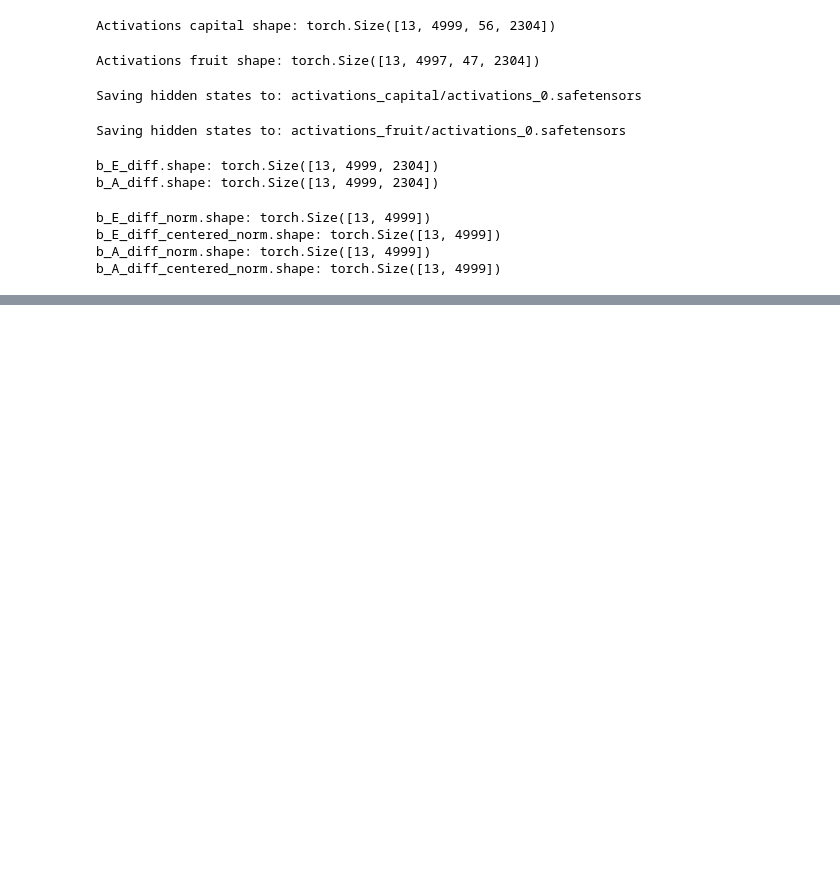
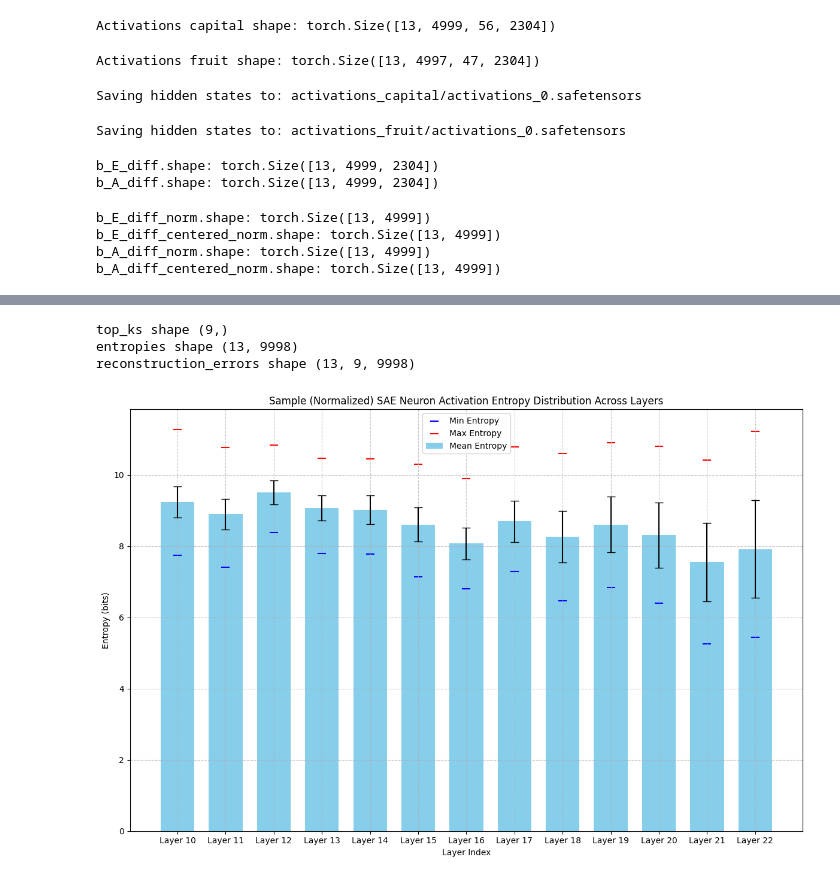
Before and after one commit to Jim-Maar/exploring-entity-binding-with-saes, a Jupyter notebook: subspace_extraction.ipynb, the cells around one changed output, grey strips where cells are left out. Saved outputs shown, nothing was run; the diff lists cells and outputs as text; code cells hidden in the pictures; blank space fills up the shorter version.

```diff
--- a/subspace_extraction.ipynb
+++ b/subspace_extraction.ipynb
@@ -842,0 +927,6 @@ we try to do it using the mechanism prosposed by the paper (i.e. the Hessian met
+# %%
+import sae_lens
+print(hook_block_idxs)
+print(hook_names)
+saes = [sae_lens.SAE.from_pretrained(release = "gemma-scope-2b-pt-res-canonical", sae_id = f"layer_{i}/width_16k/canonical")[0] for i in hook_block_idxs]
+saes = [sae.to(device) for sae in saes]
@@ -842,0 +1354,58 @@ we try to do it using the mechanism prosposed by the paper (i.e. the Hessian met
+# %%
+measurements = [
+    m.compute_measurements() for m in tqdm.tqdm(metrics)
+]
+# %%
+top_ks = measurements[0].top_ks
+assert all([
+    torch.allclose(m.top_ks, top_ks) for m in measurements
+])
+entropies = torch.stack([
+    m.entropies_no_softmax for m in measurements
+])
+mean_entropies = entropies.mean(dim=-1)
+std_entropies = entropies.std(dim=-1)
+min_entropies, _ = entropies.min(dim=-1)
+max_entropies, _ = entropies.max(dim=-1)
+reconstruction_errors = torch.stack([
+    m.top_k_reconstruction_errors for m in measurements
+])
+top_ks = top_ks.detach().cpu().numpy()
+entropies = entropies.detach().cpu().numpy()
+mean_entropies = mean_entropies.detach().cpu().numpy()
+min_entropies = min_entropies.detach().cpu().numpy()
+max_entropies = max_entropies.detach().cpu().numpy()
+std_entropies = std_entropies.detach().cpu().numpy()
+reconstruction_errors = reconstruction_errors.detach().cpu().numpy()
+print("top_ks shape", top_ks.shape)
+print("entropies shape", entropies.shape)
+print("reconstruction_errors shape", reconstruction_errors.shape)
+
+# Plot entropies as a bar chart with error bars
+import matplotlib.pyplot as plt
+import numpy as np
+
+plt.figure(figsize=(12, 8))
+x = np.arange(len(mean_entropies))
+width = 0.7
+
+plt.bar(x, mean_entropies, width, yerr=std_entropies, capsize=5,
+        color='skyblue', label='Mean Entropy')
+
+# Add min/max as scatter points
+plt.scatter(x, min_entropies, color='blue', marker='_', s=100, label='Min Entropy')
+plt.scatter(x, max_entropies, color='red', marker='_', s=100, label='Max Entropy')
+
+plt.xlabel('Layer Index')
+plt.ylabel('Entropy (bits)')
+plt.title('Sample (Normalized) SAE Neuron Activation Entropy Distribution Across Layers')
+plt.xticks(x, [f'Layer {i+10}' for i in range(len(mean_entropies))])
+plt.legend()
+plt.grid(True, linestyle='--', alpha=0.7)
+plt.tight_layout()
+plt.show()
+# %% [output]
+top_ks shape (9,)
+entropies shape (13, 9998)
+reconstruction_errors shape (13, 9, 9998)
+[figure, added]
```
Also changed, not shown: parts of 20 cells of this notebook, 1 other file.
